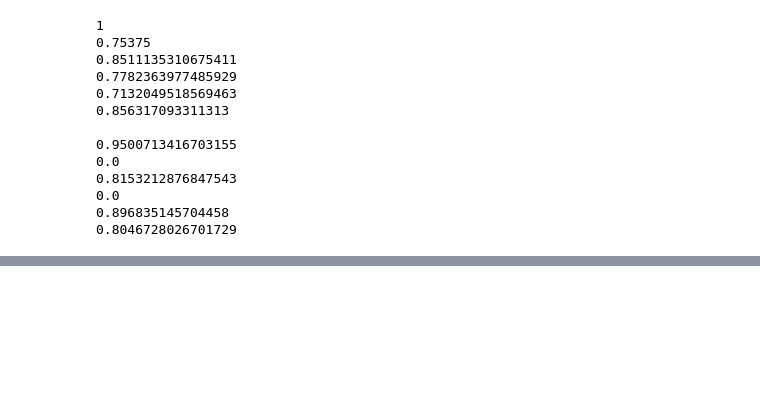
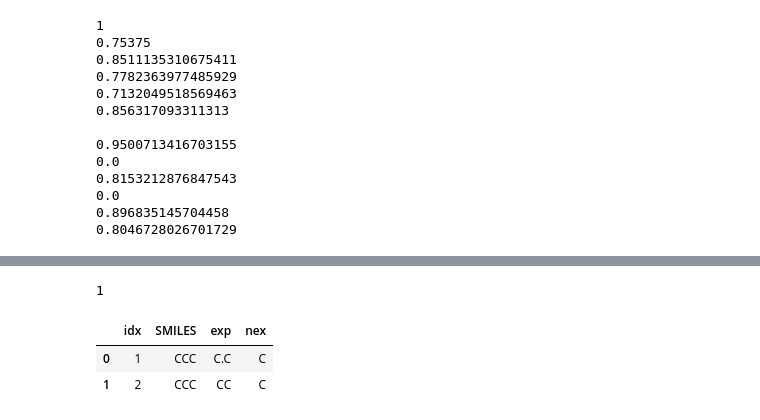
Before and after one commit to helipajari/mpp-comp-suff, a Jupyter notebook: Examples/Explainer_Experiments.ipynb, the cells around one changed output, grey strips where cells are left out. Drawn from its saved outputs; the diff is of its cells as text; code cells hidden in the pictures; blank space fills up the shorter version.

```diff
--- a/Examples/Explainer_Experiments.ipynb
+++ b/Examples/Explainer_Experiments.ipynb
@@ -400,5 +459,28 @@ OutOfMemoryError: CUDA out of memory. Tried to allocate 2.00 MiB. GPU
 # %%
 # TODO 2 further work
 # save results of comp-suff for transparency
 # use a different explainer on the model
 # save those results
+
+obj = {"idx": 1,
+       "SMILES": "CCC",
+       "exp": "C.C",
+       "nex": "C" }
+
+print(obj.get('idx'))
+obj2 = {"idx": 2,
+       "SMILES": "CCC",
+       "exp": "CC",
+       "nex": "C" }
+
+test = pd.DataFrame([obj, obj2])
+
+df1 = pd.DataFrame({"a": [1, 2, 3, 4],
+                         "b": [5, 6, 7, 8]})
+
+test
+# %% [output]
+1
+|  | idx | SMILES | exp | nex |
+| 0 | 1 | CCC | C.C | C |
+| 1 | 2 | CCC | CC | C |
```
Also changed, not shown: parts of 5 cells of this notebook.
